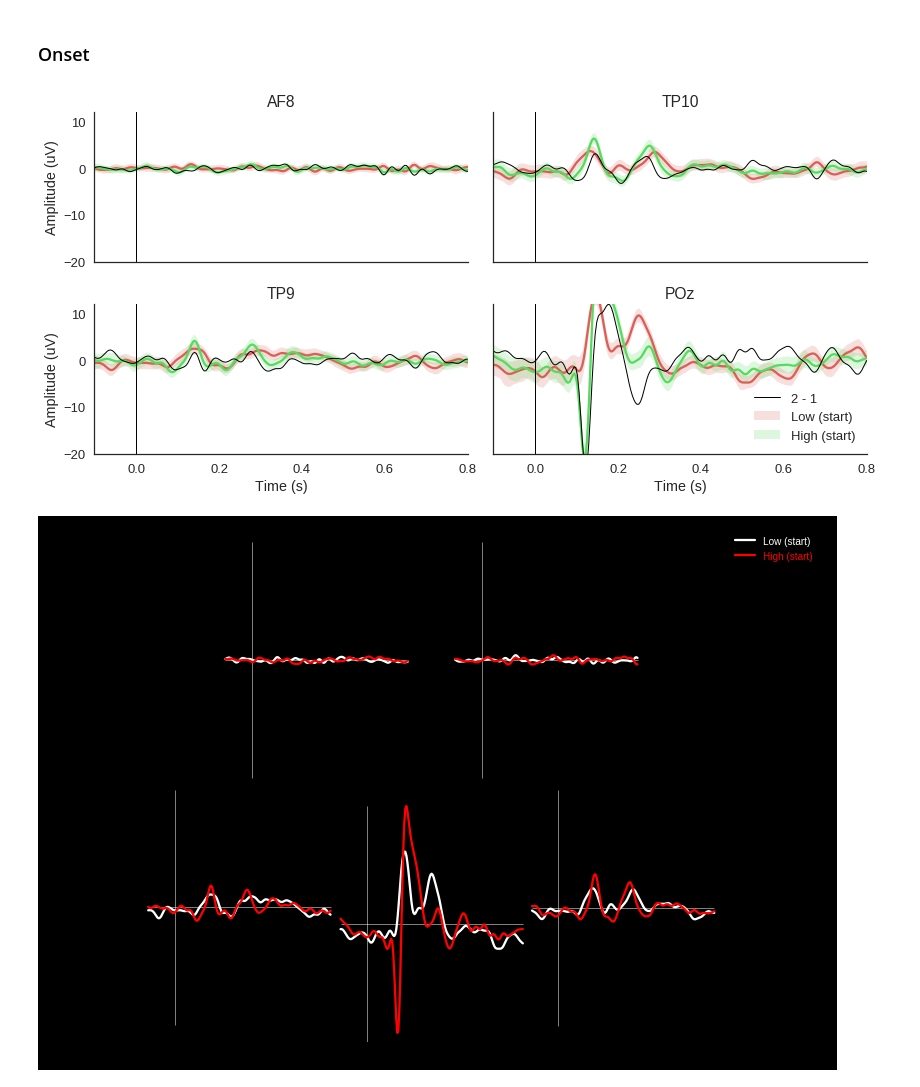
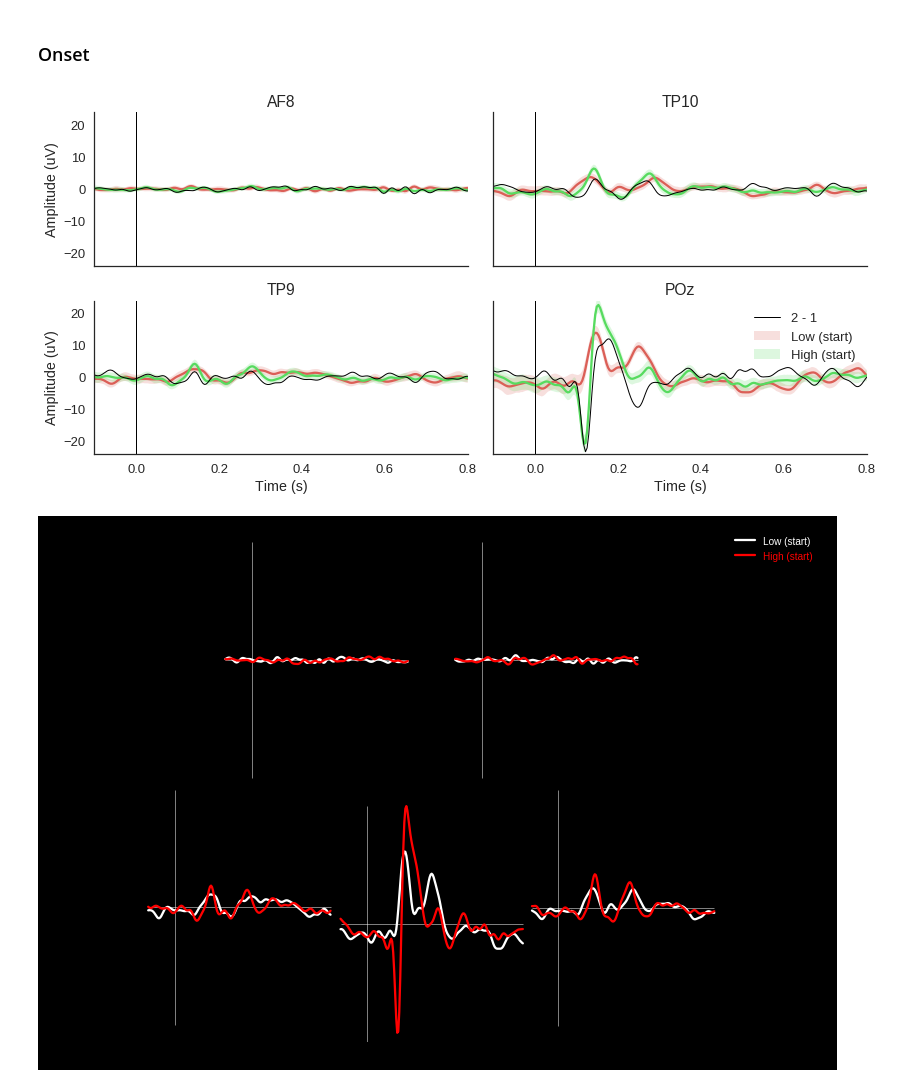
Before and after one commit to alexandrebarachant/muse-lsl, a Jupyter notebook: notebooks/Spatial Frequency Task with Muse.ipynb, the cells around one changed output. Saved outputs shown, nothing was run; the diff lists cells and outputs as text; code cells hidden in the pictures.

```diff
--- a/notebooks/Spatial Frequency Task with Muse.ipynb
+++ b/notebooks/Spatial Frequency Task with Muse.ipynb
@@ -68,14 +78,14 @@ Events id: [1 2 3 4]
 # %%
 # Time domain visualization
 conditions = OrderedDict()
 conditions['Low (start)'] = [1]
 conditions['High (start)'] = [2]
 
 fig, ax = utils.plot_conditions(epochs, conditions=conditions,
                                 ci=97.5, n_boot=1000, title='',
-                                diff_waveform=(1, 2), ylim=(-20, 12))
+                                diff_waveform=(1, 2), ylim=(-24, 24))
 # %% [output]
-[figure, old version]
+[figure, new version]
 # %%
 from mne.viz import plot_evoked_topo
 
```
Also changed, not shown: parts of 19 cells of this notebook, 24 other files.
